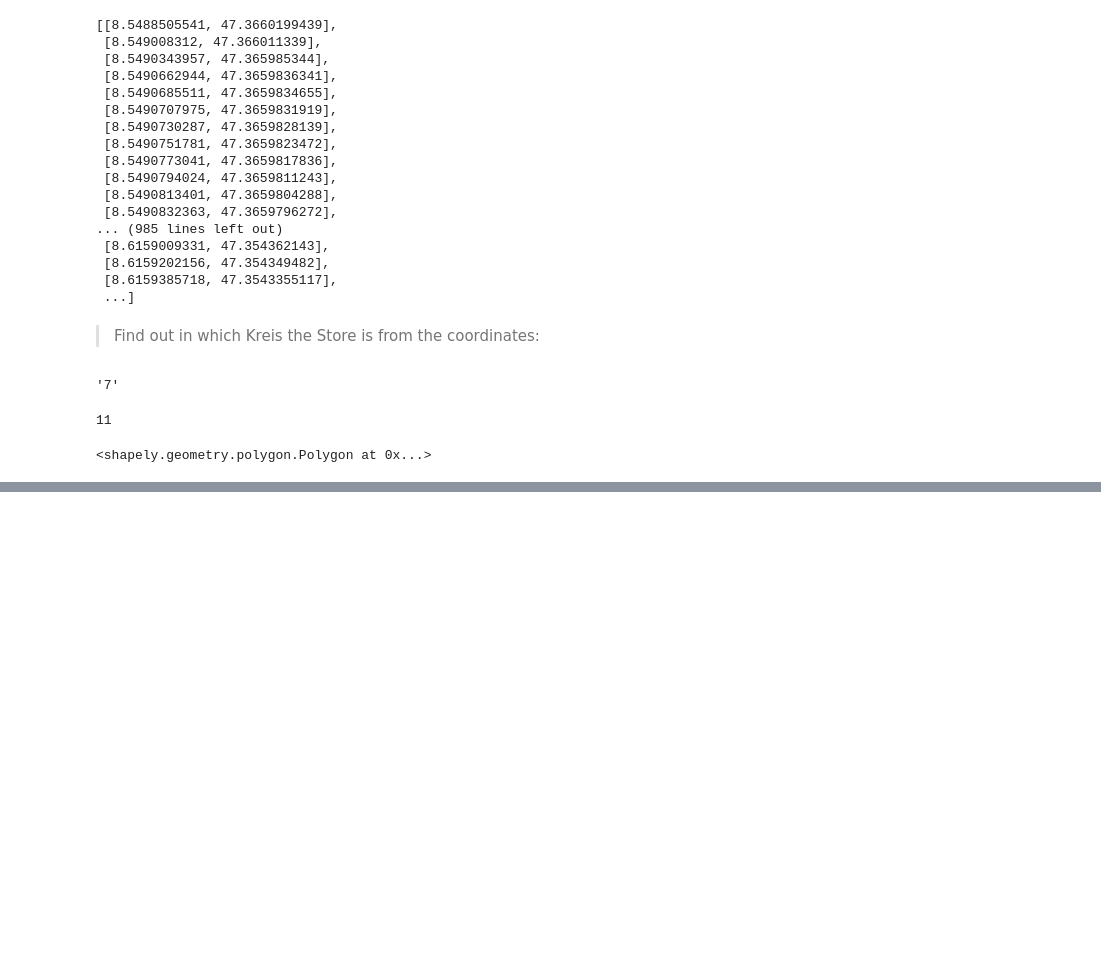
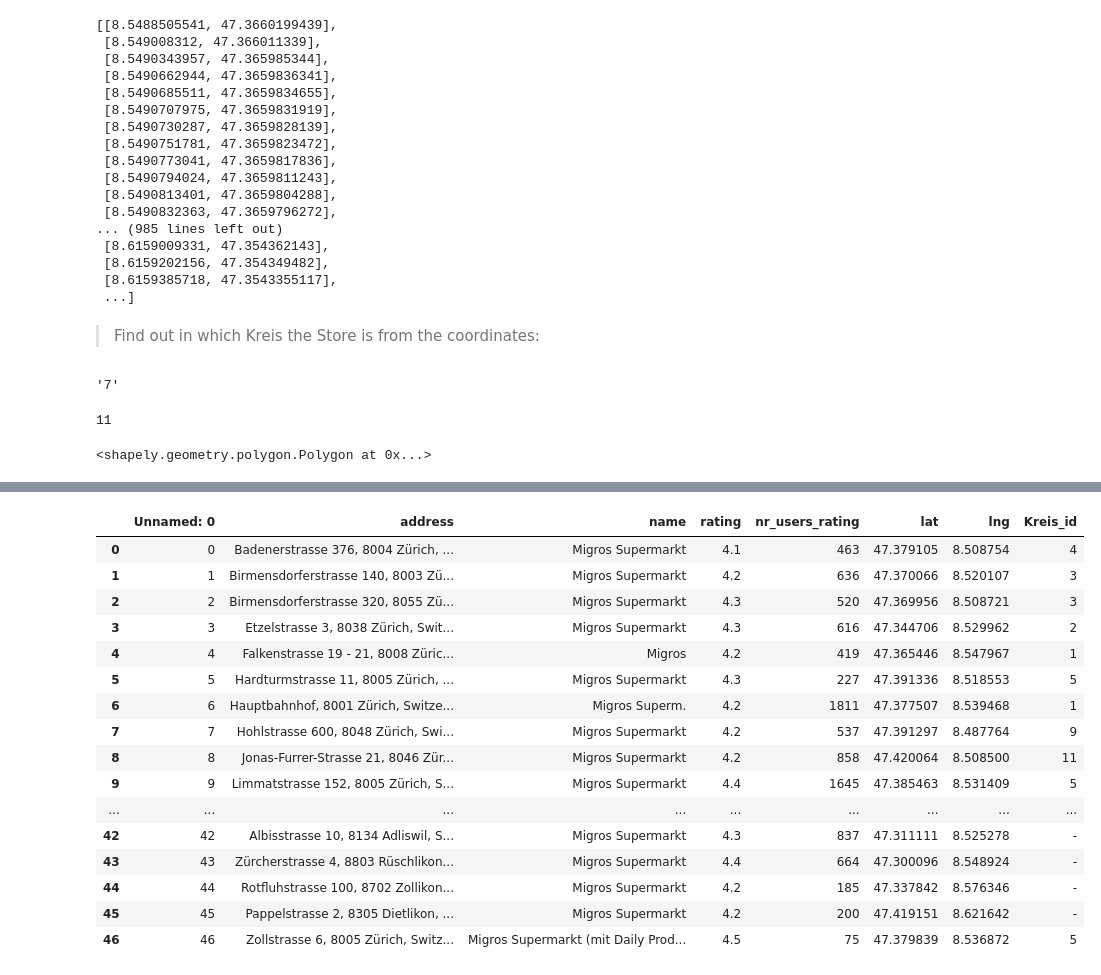
Before and after one commit to jacquesstimolo/Group_Project_SIT, a Jupyter notebook: Jacques/data_stores/Plot_point_on_Map.ipynb, the cells around one changed output, grey strips where cells are left out. Drawn from its saved outputs; the diff is of its cells as text; code cells hidden in the pictures; blank space fills up the shorter version.

Commit message:
Points in Polygones finished

```diff
--- a/Jacques/data_stores/Plot_point_on_Map.ipynb
+++ b/Jacques/data_stores/Plot_point_on_Map.ipynb
@@ -61,6 +61,13 @@ stadtkreise['features'][1]['polygone']
 def find_Kreis(lng_store, lat_store):
     point = Point(lng_store, lat_store)
 
-    for poly in coords_poly:
+    for i_kreis in range(size_stadtkreise):
+        poly = stadtkreise['features'][i_kreis]['polygone']
         if point.within(poly):
-            return
+            return stadtkreise['features'][i_kreis]['id']
+    return '-'
+# %%
+import pandas as pd
+
+df = pd.read_csv('migros_modified.csv')
+df.head()
@@ -66,0 +81,24 @@ def find_Kreis(lng_store, lat_store):
+# %%
+set_id = lambda row: find_Kreis(row.lng, row.lat)
+
+df['Kreis_id'] = df[['lat', 'lng']].apply(set_id, axis=1)
+# %%
+df
+# %% [output]
+|  | Unnamed: 0 | address | name | rating | nr_users_rating | lat | lng | Kreis_id |
+| 0 | 0 | Badenerstrasse 376, 8004 Zürich, ... | Migros Supermarkt | 4.1 | 463 | 47.379105 | 8.508754 | 4 |
+| 1 | 1 | Birmensdorferstrasse 140, 8003 Zü... | Migros Supermarkt | 4.2 | 636 | 47.370066 | 8.520107 | 3 |
+| 2 | 2 | Birmensdorferstrasse 320, 8055 Zü... | Migros Supermarkt | 4.3 | 520 | 47.369956 | 8.508721 | 3 |
+| 3 | 3 | Etzelstrasse 3, 8038 Zürich, Swit... | Migros Supermarkt | 4.3 | 616 | 47.344706 | 8.529962 | 2 |
+| 4 | 4 | Falkenstrasse 19 - 21, 8008 Züric... | Migros | 4.2 | 419 | 47.365446 | 8.547967 | 1 |
+| 5 | 5 | Hardturmstrasse 11, 8005 Zürich, ... | Migros Supermarkt | 4.3 | 227 | 47.391336 | 8.518553 | 5 |
+| 6 | 6 | Hauptbahnhof, 8001 Zürich, Switze... | Migros Superm. | 4.2 | 1811 | 47.377507 | 8.539468 | 1 |
+| 7 | 7 | Hohlstrasse 600, 8048 Zürich, Swi... | Migros Supermarkt | 4.2 | 537 | 47.391297 | 8.487764 | 9 |
+| 8 | 8 | Jonas-Furrer-Strasse 21, 8046 Zür... | Migros Supermarkt | 4.2 | 858 | 47.420064 | 8.508500 | 11 |
+| 9 | 9 | Limmatstrasse 152, 8005 Zürich, S... | Migros Supermarkt | 4.4 | 1645 | 47.385463 | 8.531409 | 5 |
+| ... | ... | ... | ... | ... | ... | ... | ... | ... |
+| 42 | 42 | Albisstrasse 10, 8134 Adliswil, S... | Migros Supermarkt | 4.3 | 837 | 47.311111 | 8.525278 | - |
+| 43 | 43 | Zürcherstrasse 4, 8803 Rüschlikon... | Migros Supermarkt | 4.4 | 664 | 47.300096 | 8.548924 | - |
+| 44 | 44 | Rotfluhstrasse 100, 8702 Zollikon... | Migros Supermarkt | 4.2 | 185 | 47.337842 | 8.576346 | - |
+| 45 | 45 | Pappelstrasse 2, 8305 Dietlikon, ... | Migros Supermarkt | 4.2 | 200 | 47.419151 | 8.621642 | - |
+| 46 | 46 | Zollstrasse 6, 8005 Zürich, Switz... | Migros Supermarkt (mit Daily Prod... | 4.5 | 75 | 47.379839 | 8.536872 | 5 |
```
Also changed, not shown: parts of 2 cells of this notebook.
